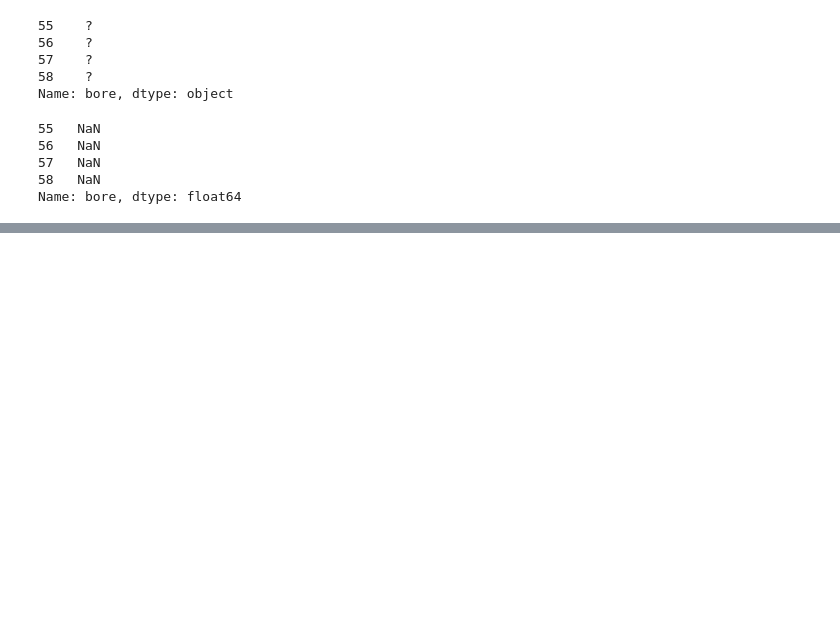
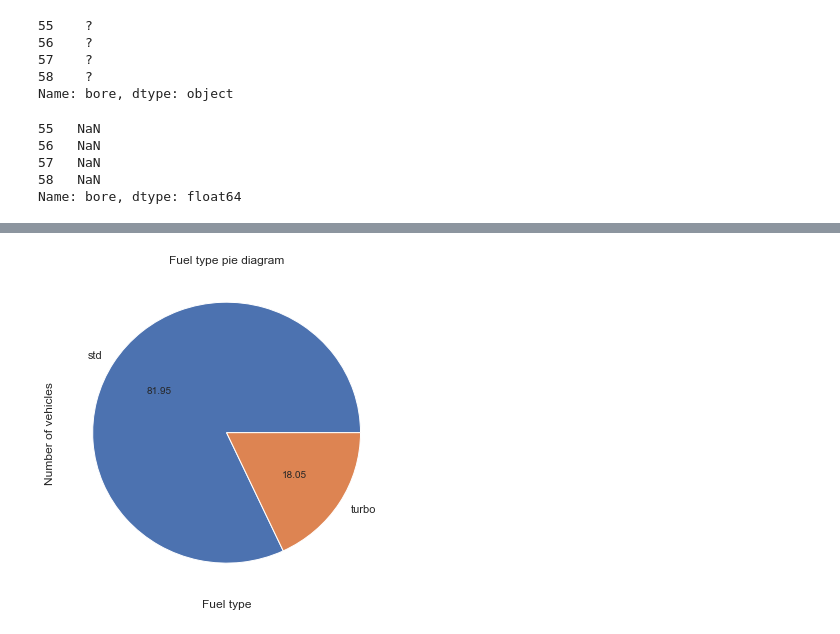
Before and after one commit to arisongha/data-science-school, a Jupyter notebook: EDA_practice/auto_mobile/auto_mobile_EDA.ipynb, the cells around one changed output, grey strips where cells are left out. Cells and saved outputs as stored; diff of their text form; code cells hidden in the pictures; blank space fills up the shorter version.

```diff
--- a/EDA_practice/auto_mobile/auto_mobile_EDA.ipynb
+++ b/EDA_practice/auto_mobile/auto_mobile_EDA.ipynb
@@ -189,0 +201,7 @@ am_data['num-of-doors'] = pd.to_numeric(am_data['num-of-doors'],errors='coerce')
+# %%
+am_data['aspiration'].value_counts().plot.pie(figsize=(6, 6), autopct='%.2f')
+plt.title("Fuel type pie diagram")
+plt.ylabel('Number of vehicles')
+plt.xlabel('Fuel type');
+# %% [output]
+[figure, added]
```
Also changed, not shown: parts of 3 cells of this notebook.
